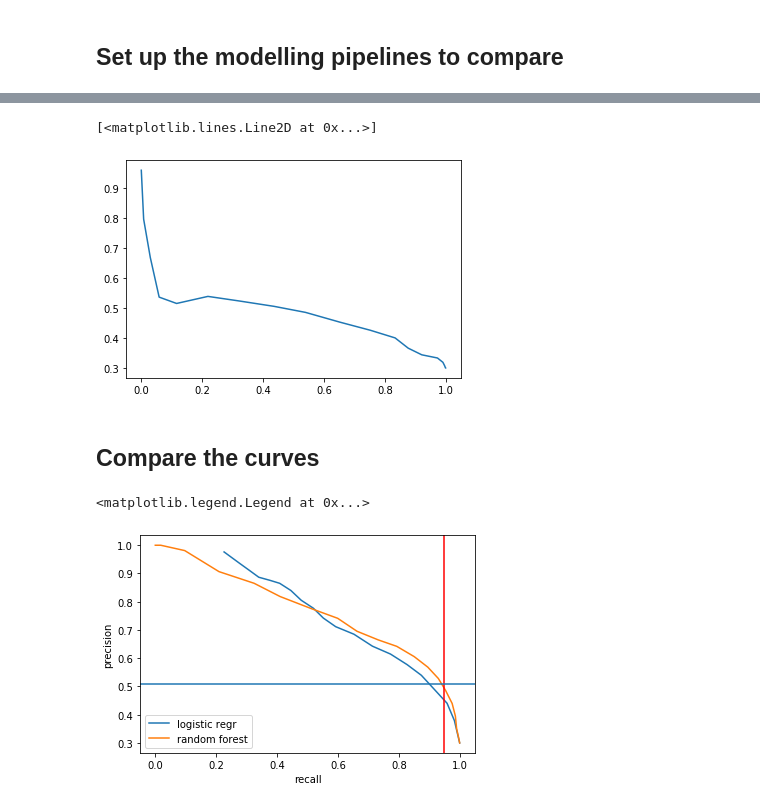
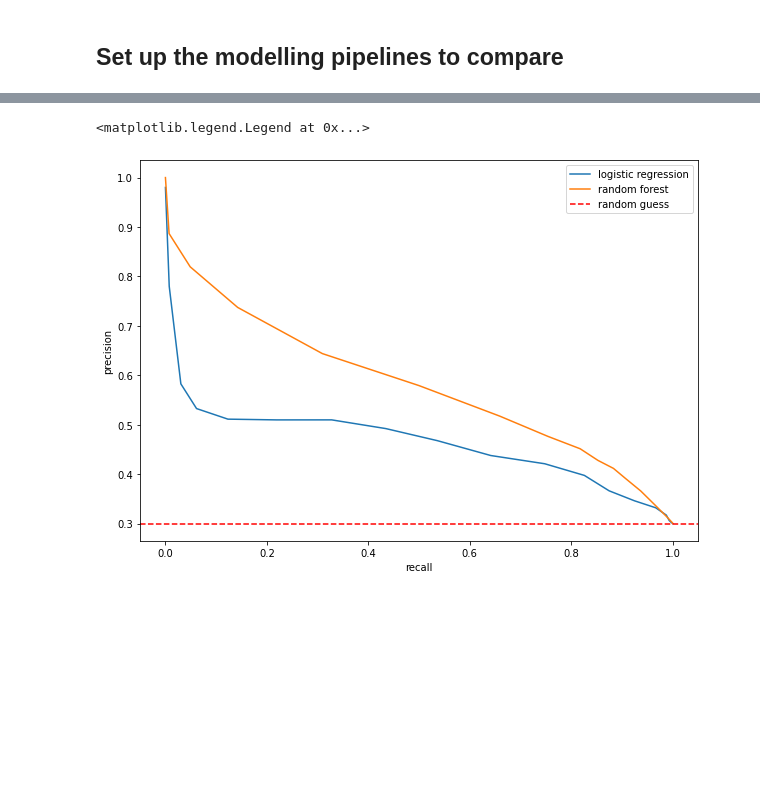
Before and after one commit to glillacci/loans, a Jupyter notebook: 4_Model_comparison.ipynb, the cells around one changed output, grey strips where cells are left out. Cells and saved outputs as stored; diff of their text form; code cells hidden in the pictures; blank space fills up the shorter version.

```diff
--- a/4_Model_comparison.ipynb
+++ b/4_Model_comparison.ipynb
@@ -156,8 +61,8 @@ selector = FeatureSelector(features_to_select=NUMERICAL_FEATURES + FIXED_CATEGOR
 # %%
 logistic_tuned = LogisticRegression(max_iter=2000,
                                     class_weight='balanced',
-                                    solver='lbfgs',
-                                    C=1)
+                                    solver='newton-cg',
+                                    C=1.44)
 # %%
 pipe_logistic = Pipeline(steps=[('encoder', encoder),
                                 ('select', selector),
@@ -167,8 +72,8 @@ pipe_logistic = Pipeline(steps=[('encoder', encoder),
 rfc_tuned = RandomForestClassifier(class_weight='balanced',
                                    n_estimators=100,
                                    criterion='gini',
-                                   max_depth=None,
-                                   max_features='auto')
+                                   max_depth=4,
+                                   max_features=3)
 # %%
 pipe_forest = Pipeline(steps=[('encode', encoder),
                               ('select', selector),
@@ -193,21 +87,14 @@ plt.plot(recalls_rand, precisions_rand)
 # %%
 precisions_lr, recalls_lr = compute_precision_recall_curve(X, y, pipe_logistic, sss)
-# %%
-plt.plot(recalls_lr, precisions_lr)
-# %% [output]
-[<matplotlib.lines.Line2D at 0x...>]
-[figure, removed]
-# %% [markdown]
-## Compare the curves
 # %%
-fig = plt.figure()
+fig = plt.figure(figsize=(10, 7))
 plt.plot(recalls_lr, precisions_lr)
 plt.plot(recalls_rfc, precisions_rfc)
+plt.axhline(y=y.mean(), color='red', linestyle='dashed')
+
 plt.xlabel('recall')
 plt.ylabel('precision')
-plt.axvline(0.95, color='red')
-plt.axhline(0.51)
-plt.legend(['logistic regr', 'random forest'])
+plt.legend(['logistic regression', 'random forest', 'random guess'])
 # %% [output]
 <matplotlib.legend.Legend at 0x...>
-[figure, old version]
+[figure, new version]
```
Also changed, not shown: parts of 21 cells of this notebook, 7 other files.
